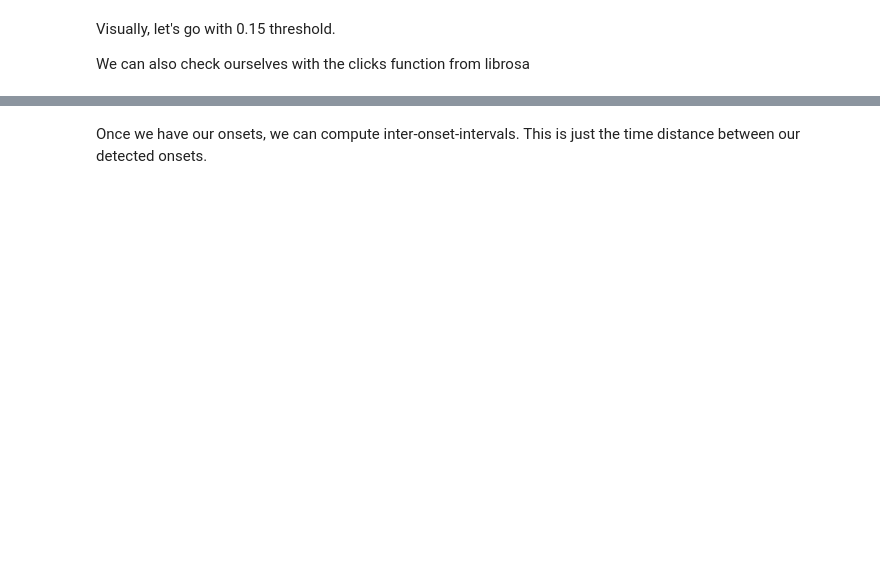
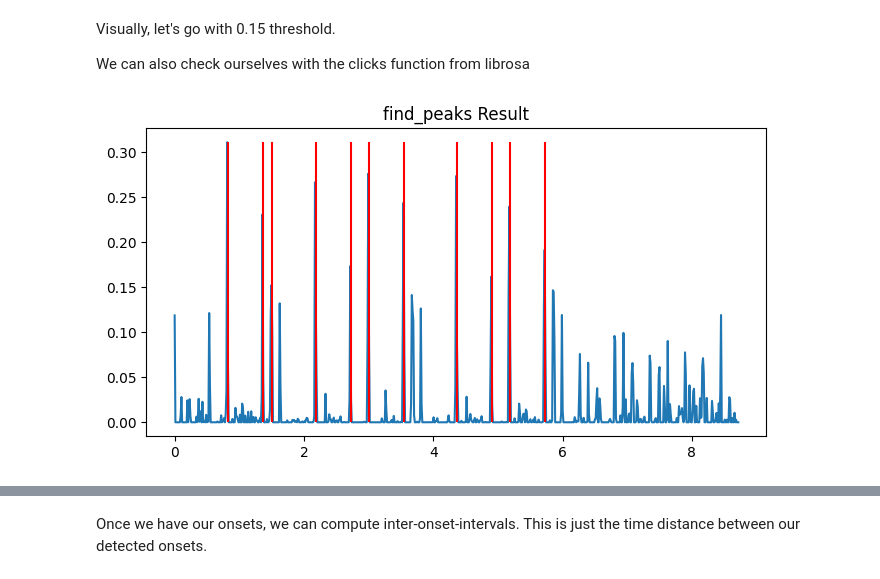
Before and after one commit to thedarknessuser/AudioTechII, a Jupyter notebook: Lectures-Blank/Lesson17_TempoEstimation.ipynb, the cells around one changed output, grey strips where cells are left out. Saved outputs shown, nothing was run; the diff lists cells and outputs as text; code cells hidden in the pictures; blank space fills up the shorter version.

```diff
--- a/Lectures-Blank/Lesson17_TempoEstimation.ipynb
+++ b/Lectures-Blank/Lesson17_TempoEstimation.ipynb
@@ -157,14 +232,16 @@ Visually, let's go with 0.15 threshold.
 
 We can also check ourselves with the clicks function from librosa
 # %%
-peaks, properties = signal.find_peaks(novelty, height=0.1)
+peaks, properties = signal.find_peaks(novelty, height=0.15)
 
 peak_times = t[1:][peaks]
 
 plt.plot(t, novelty)
 plt.vlines(peak_times, 0, np.max(novelty), colors='r')
 plt.title('find_peaks Result')
 plt.show()
+# %% [output]
+[figure, added]
 # %%
 clicks = librosa.clicks(times=peak_times, sr=fs, hop_length=None)
 clicks.resize(x.shape)
```
Also changed, not shown: parts of 20 cells of this notebook, 2 other files.
